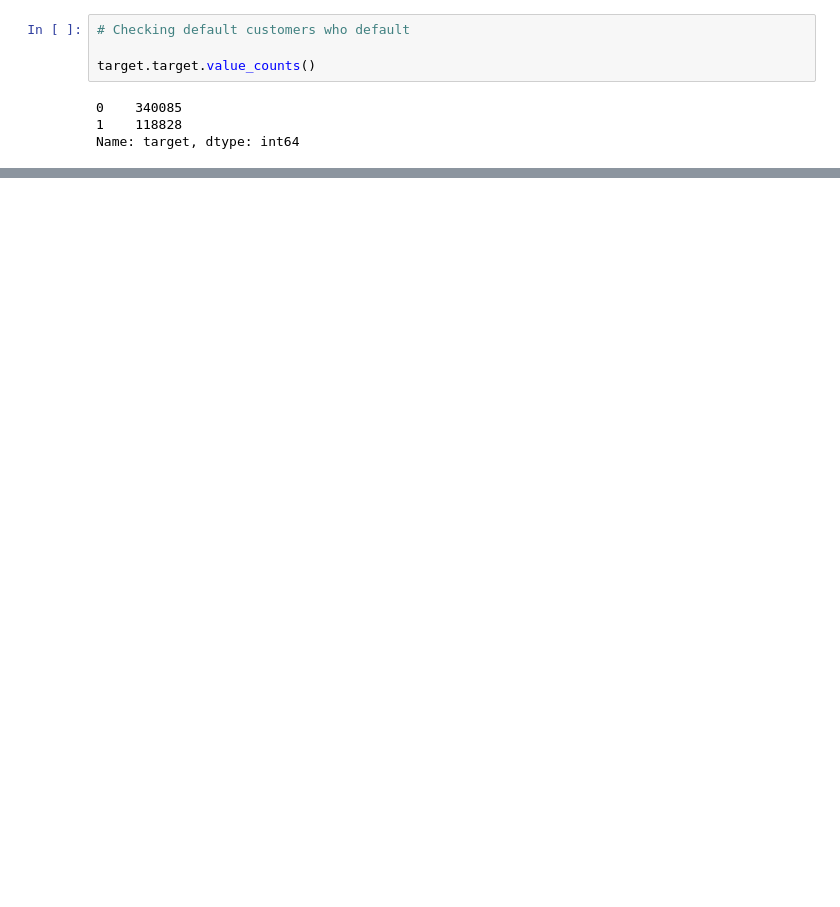
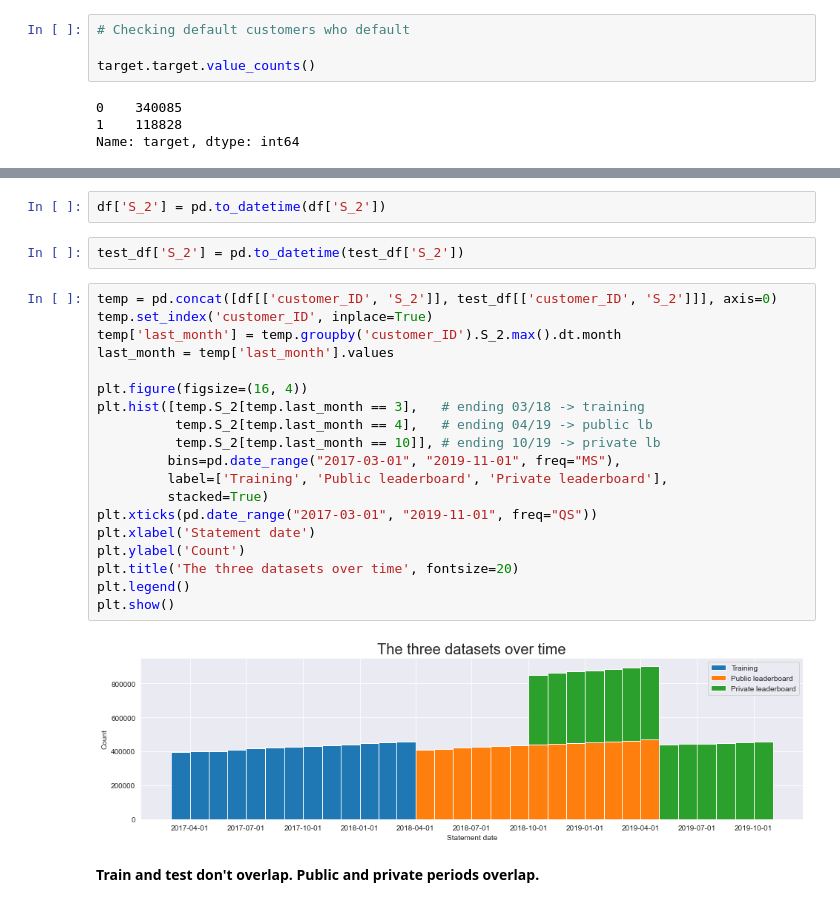
Before and after one commit to m3redithw/american-express-default-prediction, a Jupyter notebook: eda.ipynb, the cells around one changed output, grey strips where cells are left out. Drawn from its saved outputs; the diff is of its cells as text; blank space fills up the shorter version.

```diff
--- a/eda.ipynb
+++ b/eda.ipynb
@@ -244,0 +322,27 @@ Name: target, dtype: int64
+# %%
+df['S_2'] = pd.to_datetime(df['S_2'])
+# %%
+test_df['S_2'] = pd.to_datetime(test_df['S_2'])
+# %%
+temp = pd.concat([df[['customer_ID', 'S_2']], test_df[['customer_ID', 'S_2']]], axis=0)
+temp.set_index('customer_ID', inplace=True)
+temp['last_month'] = temp.groupby('customer_ID').S_2.max().dt.month
+last_month = temp['last_month'].values
+
+plt.figure(figsize=(16, 4))
+plt.hist([temp.S_2[temp.last_month == 3],   # ending 03/18 -> training
+          temp.S_2[temp.last_month == 4],   # ending 04/19 -> public lb
+          temp.S_2[temp.last_month == 10]], # ending 10/19 -> private lb
+         bins=pd.date_range("2017-03-01", "2019-11-01", freq="MS"),
+         label=['Training', 'Public leaderboard', 'Private leaderboard'],
+         stacked=True)
+plt.xticks(pd.date_range("2017-03-01", "2019-11-01", freq="QS"))
+plt.xlabel('Statement date')
+plt.ylabel('Count')
+plt.title('The three datasets over time', fontsize=20)
+plt.legend()
+plt.show()
+# %% [output]
+[figure, added]
+# %% [markdown]
+**Train and test don't overlap. Public and private periods overlap.**
```
Also changed, not shown: parts of 19 cells of this notebook.
